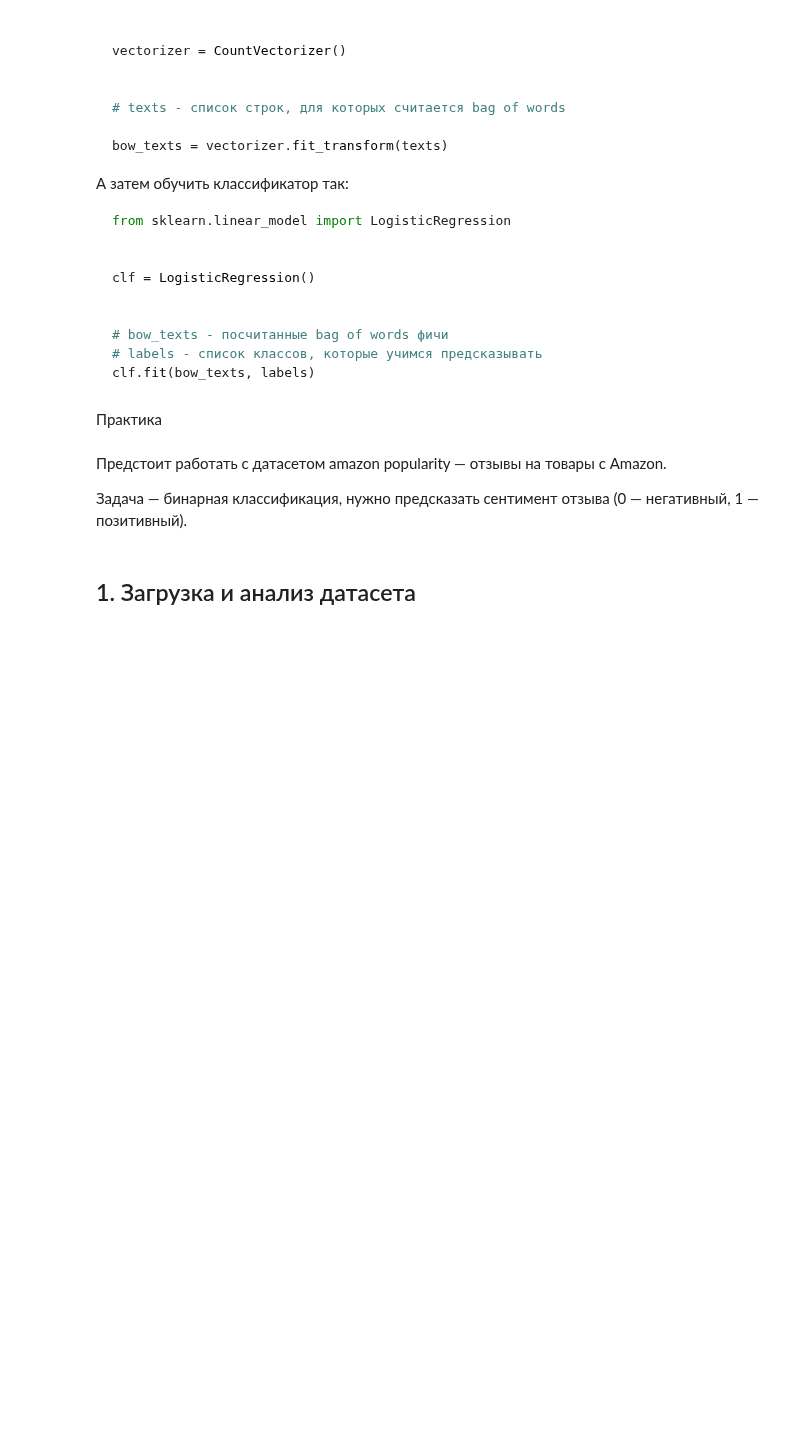
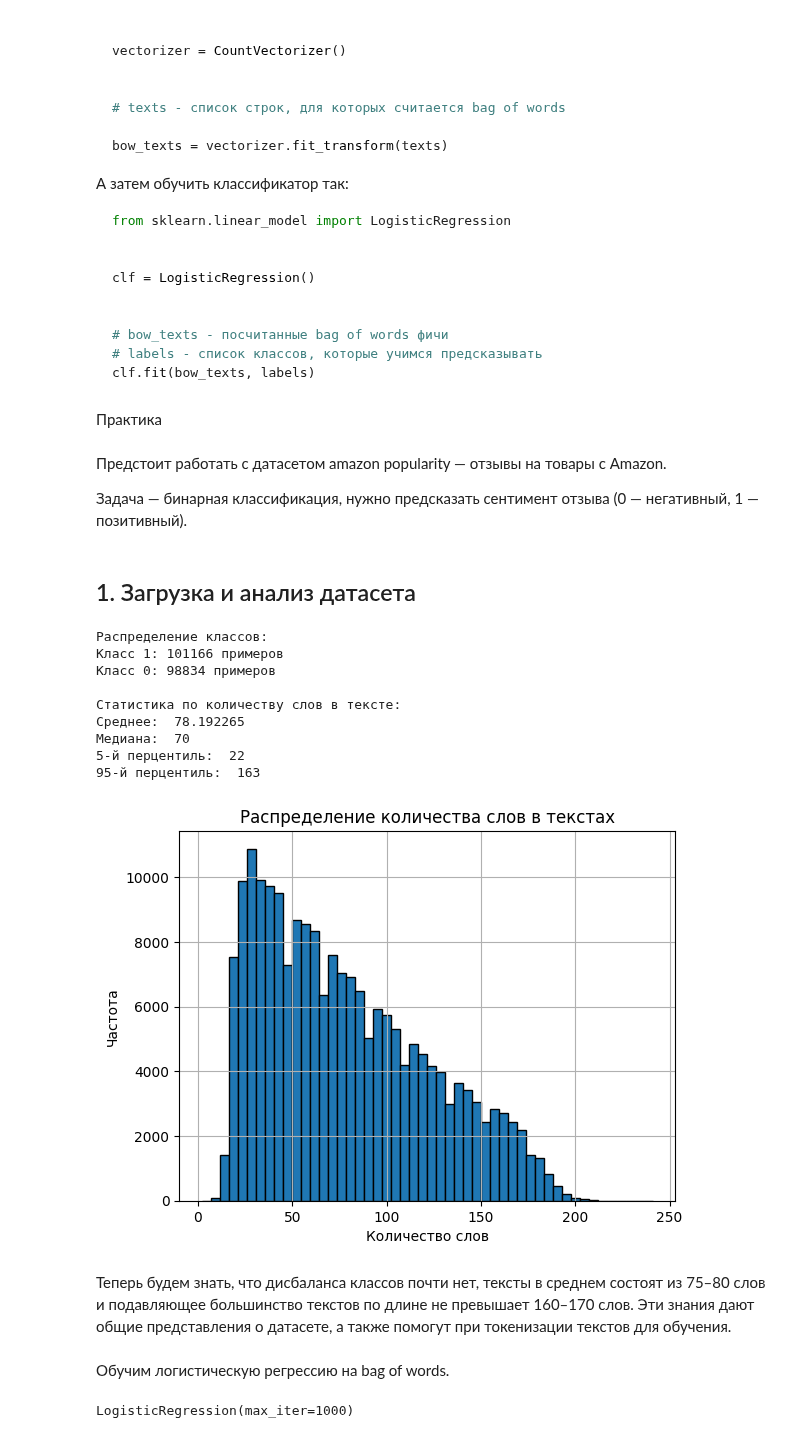
Before and after one commit to Ollldman/ml_dl_experiments, a Jupyter notebook: ml_dl_experiments/dl/dl_modules/RNN_transformers/2.intro_to_RNN.ipynb, the cells around one changed output. Cells and saved outputs as stored; diff of their text form; code cells hidden in the pictures; blank space fills up the shorter version.

Commit message:
Updated learning simple RNN on amazon data Updated gitignore Added train and evaluate modules to RNN learning

```diff
--- a/ml_dl_experiments/dl/dl_modules/RNN_transformers/2.intro_to_RNN.ipynb
+++ b/ml_dl_experiments/dl/dl_modules/RNN_transformers/2.intro_to_RNN.ipynb
@@ -1457,60 +1457,91 @@ clf.fit(bow_texts, labels)
 Задача — бинарная классификация, нужно предсказать сентимент отзыва (0 — негативный, 1 — позитивный).
 # %% [markdown]
 ## 1. Загрузка и анализ датасета
+# %%
+from datasets import load_dataset
+from ml_dl_experiments.settings import settings
+# 1. Загрузка датасета из локального источника
+dataset = load_dataset(settings.SOURCE_PATH+"ml_dl/RNN/amazon_polarity", split="train[:200000]")
+texts, labels = dataset['content'], dataset['label']
 # %%
 
 import re
-
 import numpy as np
-
 import pandas as pd
 
-from datasets import load_dataset
-
 from collections import Counter
-
 import matplotlib.pyplot as plt
 
 
-# 1. Загрузка датасета
-dataset = load_dataset("amazon_polarity", split="train[:200000]")
-texts, labels = dataset['content'], dataset['label']
+from ml_dl_experiments.settings import settings
 
 
 # 2. Очистка текстов
 def clean_text(text):
     text = text.lower()  # к нижнему регистру
     text = re.sub(r"[^a-z0-9 ]+", " ", text)  # оставить только буквы и цифры
     text = re.sub(r"\s+", " ", text).strip()  # убрать дублирующиеся пробелы
     return text
 
 
 texts = [clean_text(text) for text in texts]
 
 
 # 3. Распределение классов
-label_counts = # посчитайте количество каждого класса с помощью Counter
+label_counts = Counter(labels)
 
 print("Распределение классов:")
 for label, count in label_counts.items():
     print(f"Класс {label}: {count} примеров")
 
 
 # 4. Статистика по количеству слов
-word_counts = # посчитайте количество слов в текстах
+word_counts = [Counter(text.split()) for text in texts]
+# Общая сумма слов в каждом тексте
+summs_words_in_texts = [counts.total() for counts in word_counts]
+assert len(summs_words_in_texts) == len(texts)
+# Полная сумма слов - сколько слов в texts
+total_summ_words = np.sum(summs_words_in_texts)
+
+sorted_words_summs = sorted(summs_words_in_texts)
+
+print("\nСтатистика по количеству слов в тексте:")
+print("Среднее: ", np.sum(summs_words_in_texts) / len(texts) )
+print("Медиана: ", sorted_words_summs[int(0.5 * len(texts))])
+print("5-й перцентиль: ", sorted_words_summs[int(0.05 * len(texts))])
+print("95-й перцентиль: ", sorted_words_summs[int(0.95 * len(texts))])
+
+# От автора, но результат тот же
+#  4. Статистика по количеству слов
+# word_counts = [len(text.split()) for text in texts]
 
 
-print("\nСтатистика по количеству слов в тексте:")
-print("Среднее: ", # посчитайте среднее кол-во слов в текстах
-print("Медиана: ", # посчитайте медианное кол-во слов в текстах
-print("5-й перцентиль: ", # посчитайте 5й перцентиль кол-ва слов в текстах
-print("95-й перцентиль: ", # посчитайте 95й перцентиль кол-ва слов в текстах
+# print("\nСтатистика по количеству слов в тексте:")
+# print(f"Среднее: {np.mean(word_counts):.2f}")
+# print(f"Медиана: {np.median(word_counts_np):.2f}")
+# print(f"5-й перцентиль: {np.percentile(word_counts_np, 5):.2f}")
+# print(f"95-й перцентиль: {np.percentile(word_counts_np, 95):.2f}")
 
 
 # 5. Гистограмма распределения длины
-plt.hist(word_counts, bins=50, edgecolor='black')
+plt.hist(summs_words_in_texts, bins=50, edgecolor='black')
 plt.title("Распределение количества слов в текстах")
 plt.xlabel("Количество слов")
 plt.ylabel("Частота")
 plt.grid(True)
 plt.show()
+# %% [output]
+Распределение классов:
+Класс 1: 101166 примеров
+Класс 0: 98834 примеров
+
+Статистика по количеству слов в тексте:
+Среднее:  78.192265
+Медиана:  70
+5-й перцентиль:  22
+95-й перцентиль:  163
+[figure, added]
+# %% [markdown]
+Теперь будем знать, что дисбаланса классов почти нет, тексты в среднем состоят из 75–80 слов и подавляющее большинство текстов по длине не превышает 160–170 слов. Эти знания дают общие представления о датасете, а также помогут при токенизации текстов для обучения.
+# %% [markdown]
+Обучим логистическую регрессию на bag of words.
@@ -1516,0 +1567,5 @@ plt.show()
+# %%
+clf = LogisticRegression(C=1.0, max_iter=1000)
+clf.fit(X_train_bow, y_train)
+# %% [output]
+LogisticRegression(max_iter=1000)
```
Also changed, not shown: parts of 16 cells of this notebook, 7 other files.
